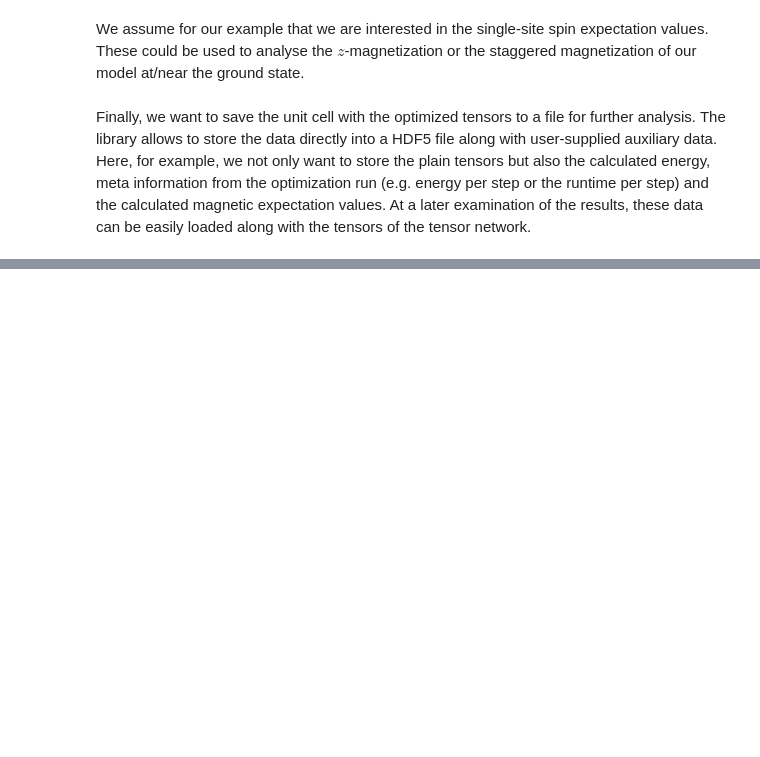
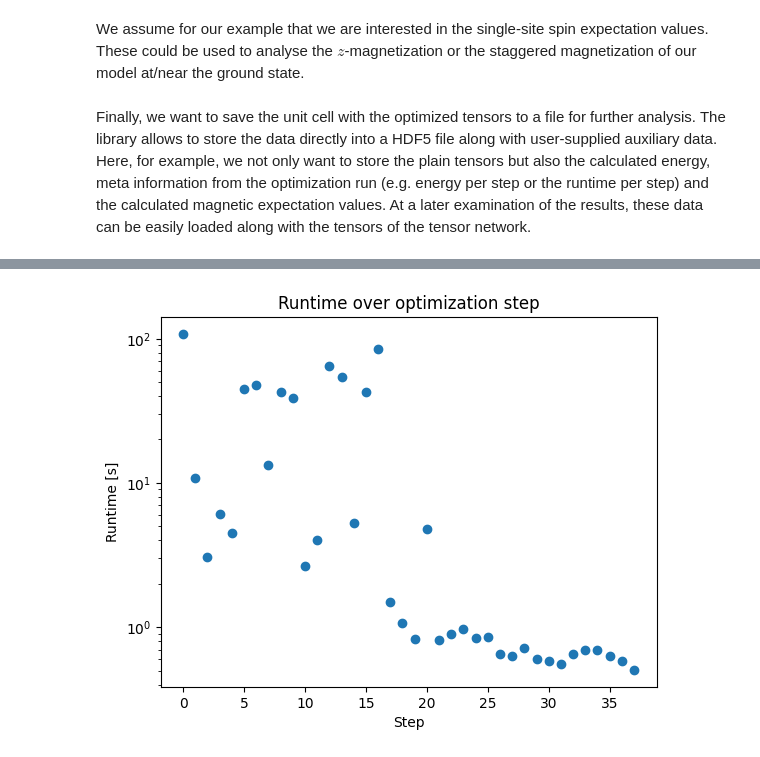
Before and after one commit to variPEPS/variPEPS_Python, a Jupyter notebook: examples/heisenberg_afm_square.ipynb, the cells around one changed output, grey strips where cells are left out. Saved outputs shown, nothing was run; the diff lists cells and outputs as text; code cells hidden in the pictures; blank space fills up the shorter version.

```diff
--- a/examples/heisenberg_afm_square.ipynb
+++ b/examples/heisenberg_afm_square.ipynb
@@ -167,0 +367,9 @@ Finally, we want to save the unit cell with the optimized tensors to a file for
+# %%
+plt.scatter(jnp.arange(len(result.step_runtime[0])), result.step_runtime[0])
+plt.yscale("log")
+plt.xlabel("Step")
+plt.ylabel("Runtime [s]")
+plt.title("Runtime over optimization step")
+plt.show()
+# %% [output]
+[figure, added]
```
Also changed, not shown: parts of 7 cells of this notebook.
